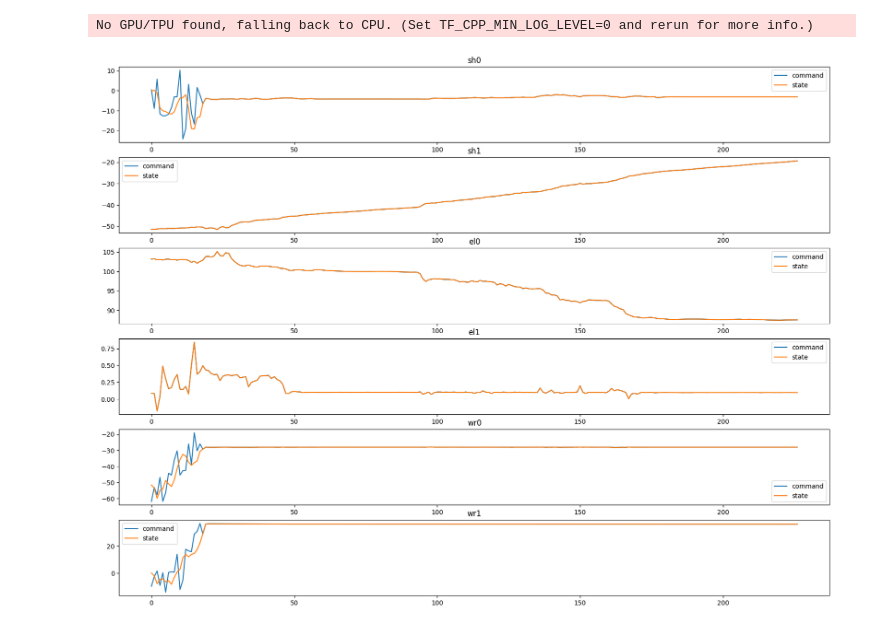
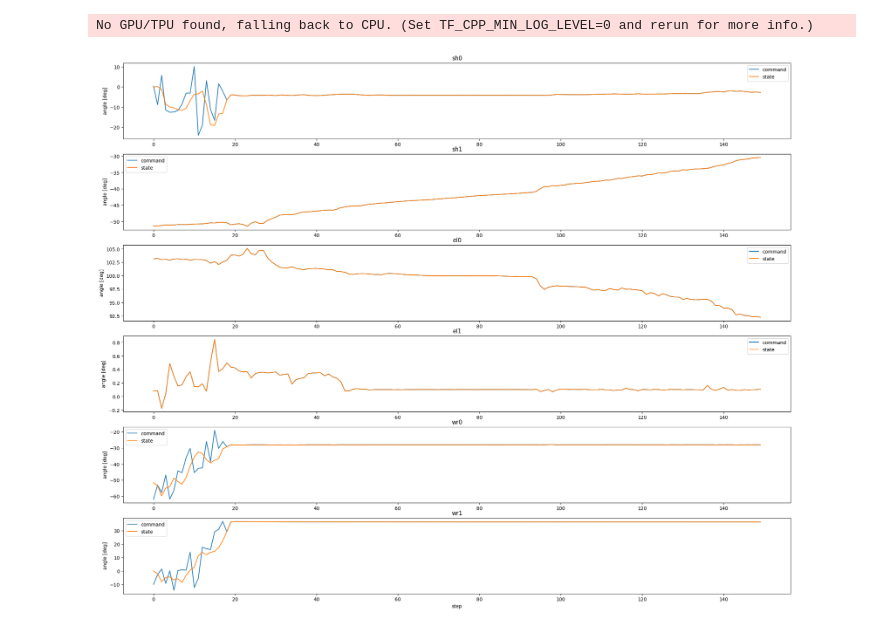
Before and after one commit to benjirer/active-learning-dynamics, a Jupyter notebook: data_analysis/transitions_analysis.ipynb, the cells around one changed output. Cells and saved outputs as stored; diff of their text form; code cells hidden in the pictures.

```diff
--- a/data_analysis/transitions_analysis.ipynb
+++ b/data_analysis/transitions_analysis.ipynb
@@ -21,27 +21,37 @@ No GPU/TPU found, falling back to CPU. (Set TF_CPP_MIN_LOG_LEVEL=0 and rerun for
 # %%
 # command tracking analysis for arm joint commands
 
 # get arm joint commands
 arm_joint_commands = [transition.cmd.commanded_arm_joint_positions for transition in transitions]
 command_steps = [transition.step for transition in transitions]
 
 # get arm joint states
 arm_joint_states = [state.last_state.arm_joint_positions for state in states]
 state_steps = [state.step for state in states]
 
+# cut off at 150
+arm_joint_commands = arm_joint_commands[:150]
+command_steps = command_steps[:150]
+arm_joint_states = arm_joint_states[:150]
+state_steps = state_steps[:150]
+
 
 # plot seperately in subplot for each joint (sh0, sh1, el0, el1, wr0, wr1)
-fig, axs = plt.subplots(6, 1, figsize=(20, 15))
+fig, axs = plt.subplots(6, 1, figsize=(25, 20))
 joint_names = ["sh0", "sh1", "el0", "el1", "wr0", "wr1"]
 for i in range(6):
     axs[i].plot(command_steps, [np.rad2deg(command[i]) for command in arm_joint_commands], label="command")
     axs[i].plot(state_steps, [np.rad2deg(state[i]) for state in arm_joint_states], label="state")
     axs[i].set_title(joint_names[i])
     axs[i].legend()
+    # set x and y labels
+    if i == 5:
+        axs[i].set_xlabel("step")
+    axs[i].set_ylabel("angle [deg]")
 
 plt.show()
 # %% [output]
-[figure, old version]
+[figure, new version]
 # %%
 # command tracking analysis for body commands
 
```
Also changed, not shown: parts of 3 cells of this notebook, 8 other files.
